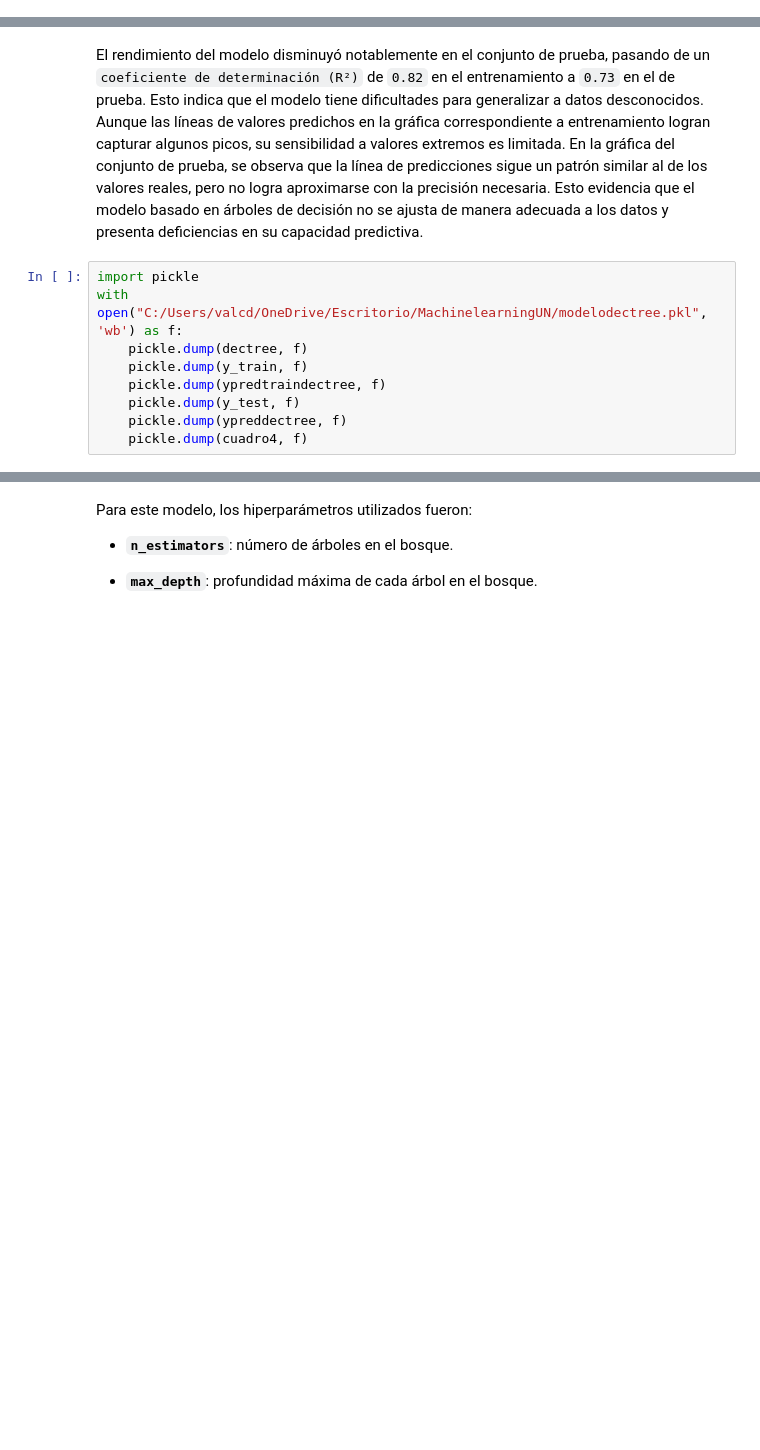
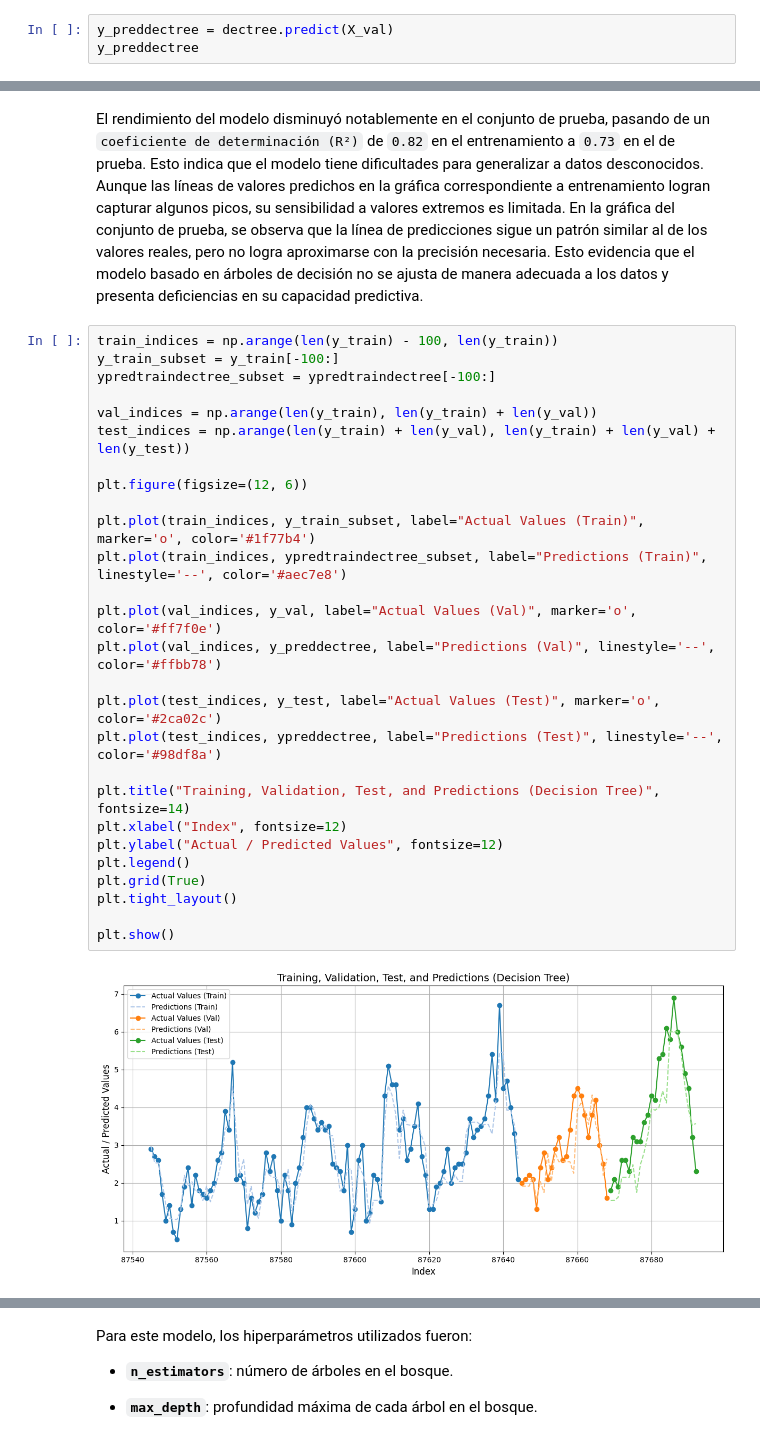
Before and after one commit to valecabrera21/ProyectoFinalML, a Jupyter notebook: _sources/Modelos.ipynb, the cells around one changed output, grey strips where cells are left out. Cells and saved outputs as stored; diff of their text form; blank space fills up the shorter version.

```diff
--- a/_sources/Modelos.ipynb
+++ b/_sources/Modelos.ipynb
@@ -458,3 +543,6 @@ Best R²: 0.44002042864896185
 Best max_depth: 10, Best min_samples_split: 15
 # %% [markdown]
 Luego de entrenar el modelo con los datos de entrenamiento y realizar predicciones en el conjunto de validación, se evaluaron las combinaciones de hiperparámetros. La mejor de estas, que alcanzó el mayor valor de R² entre todos, fue `max_depth = 10` y `min_samples_split = 15`, con un `R² de 0.44`.
+# %%
+y_preddectree = dectree.predict(X_val)
+y_preddectree
@@ -517,13 +611,33 @@ plt.show()
 [figure]
 # %% [markdown]
 El rendimiento del modelo disminuyó notablemente en el conjunto de prueba, pasando de un `coeficiente de determinación (R²)` de `0.82` en el entrenamiento a `0.73` en el de prueba. Esto indica que el modelo tiene dificultades para generalizar a datos desconocidos. Aunque las líneas de valores predichos en la gráfica correspondiente a entrenamiento logran capturar algunos picos, su sensibilidad a valores extremos es limitada. En la gráfica del conjunto de prueba, se observa que la línea de predicciones sigue un patrón similar al de los valores reales, pero no logra aproximarse con la precisión necesaria. Esto evidencia que el modelo basado en árboles de decisión no se ajusta de manera adecuada a los datos y presenta deficiencias en su capacidad predictiva.
-# %%
-import pickle
-with open("C:/Users/valcd/OneDrive/Escritorio/MachinelearningUN/modelodectree.pkl", 'wb') as f:
-    pickle.dump(dectree, f)
-    pickle.dump(y_train, f)
-    pickle.dump(ypredtraindectree, f)
-    pickle.dump(y_test, f)
-    pickle.dump(ypreddectree, f)
-    pickle.dump(cuadro4, f)
+# %%
+train_indices = np.arange(len(y_train) - 100, len(y_train))
+y_train_subset = y_train[-100:]
+ypredtraindectree_subset = ypredtraindectree[-100:]
+
+val_indices = np.arange(len(y_train), len(y_train) + len(y_val))
+test_indices = np.arange(len(y_train) + len(y_val), len(y_train) + len(y_val) + len(y_test))
+
+plt.figure(figsize=(12, 6))
+
+plt.plot(train_indices, y_train_subset, label="Actual Values (Train)", marker='o', color='#1f77b4')
+plt.plot(train_indices, ypredtraindectree_subset, label="Predictions (Train)", linestyle='--', color='#aec7e8')
+
+plt.plot(val_indices, y_val, label="Actual Values (Val)", marker='o', color='#ff7f0e')
+plt.plot(val_indices, y_preddectree, label="Predictions (Val)", linestyle='--', color='#ffbb78')
+
+plt.plot(test_indices, y_test, label="Actual Values (Test)", marker='o', color='#2ca02c')
+plt.plot(test_indices, ypreddectree, label="Predictions (Test)", linestyle='--', color='#98df8a')
+
+plt.title("Training, Validation, Test, and Predictions (Decision Tree)", fontsize=14)
+plt.xlabel("Index", fontsize=12)
+plt.ylabel("Actual / Predicted Values", fontsize=12)
+plt.legend()
+plt.grid(True)
+plt.tight_layout()
+
+plt.show()
+# %% [output]
+[figure, added]
 # %% [markdown]
```
Also changed, not shown: parts of 46 cells of this notebook, 9 other files.
